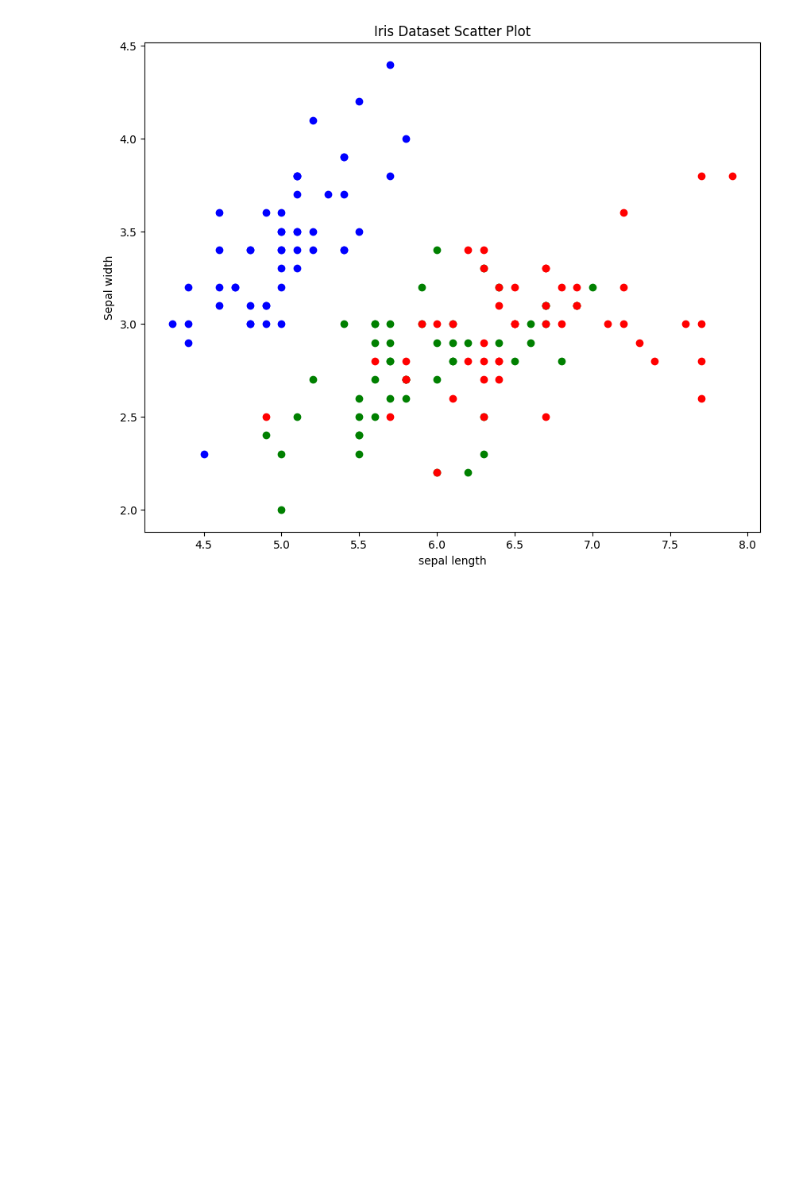
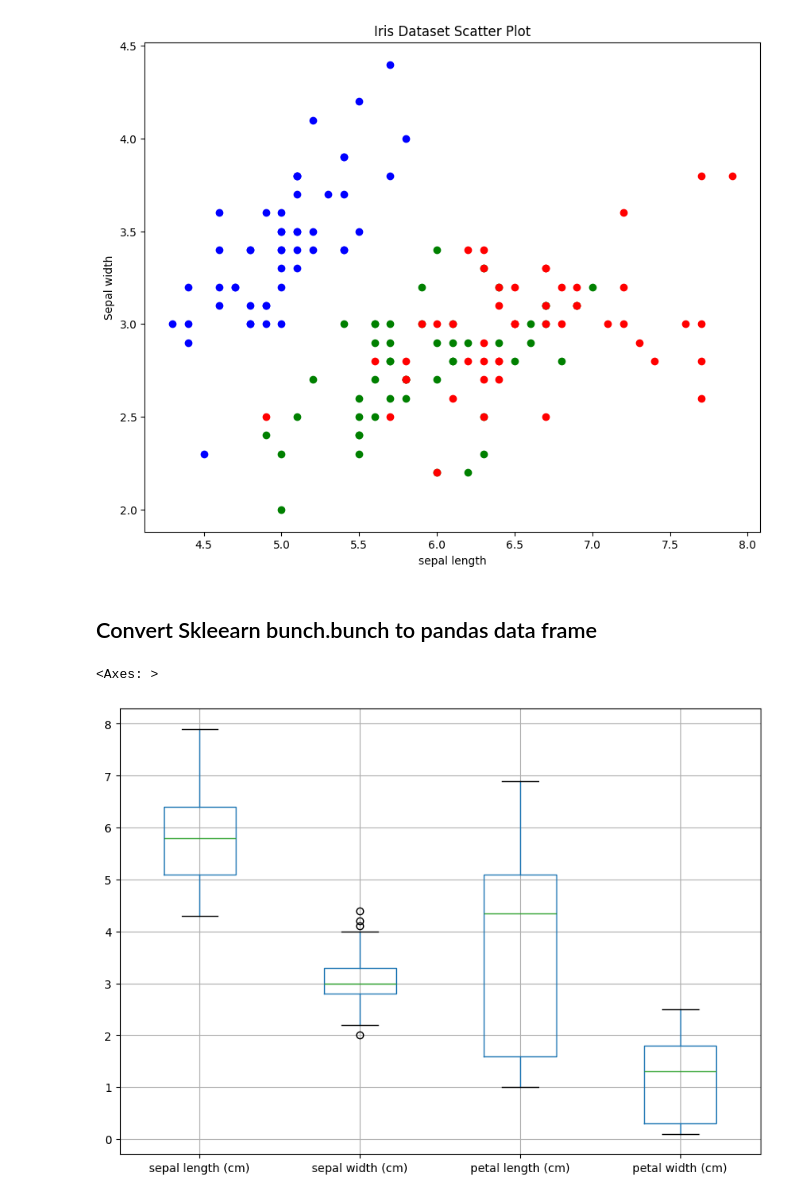
Before and after one commit to adouglas20/AD331, a Jupyter notebook: dataExplorations/dataExploration.ipynb, the cells around one changed output. Cells and saved outputs as stored; diff of their text form; code cells hidden in the pictures; blank space fills up the shorter version.

```diff
--- a/dataExplorations/dataExploration.ipynb
+++ b/dataExplorations/dataExploration.ipynb
@@ -110,3 +111,17 @@ plt.ylabel('Sepal width')
 plt.show()
 # %% [output]
 [figure]
+# %% [markdown]
+## Convert Skleearn bunch.bunch to pandas data frame
+# %%
+iris_df = pd.DataFrame(data=iris.data, columns=iris.feature_names)
+# %%
+column_names = ['sepal length (cm)', 'sepal width (cm)',
+                'petal length (cm)', 'petal width (cm)']
+new_data = iris_df[column_names]
+plt.figure(figsize = (10, 7))
+plt.title("box plot of iris flower measurements")
+new_data.boxplot()
+# %% [output]
+<Axes: >
+[figure, added]
```
Also changed, not shown: parts of 2 cells of this notebook.
